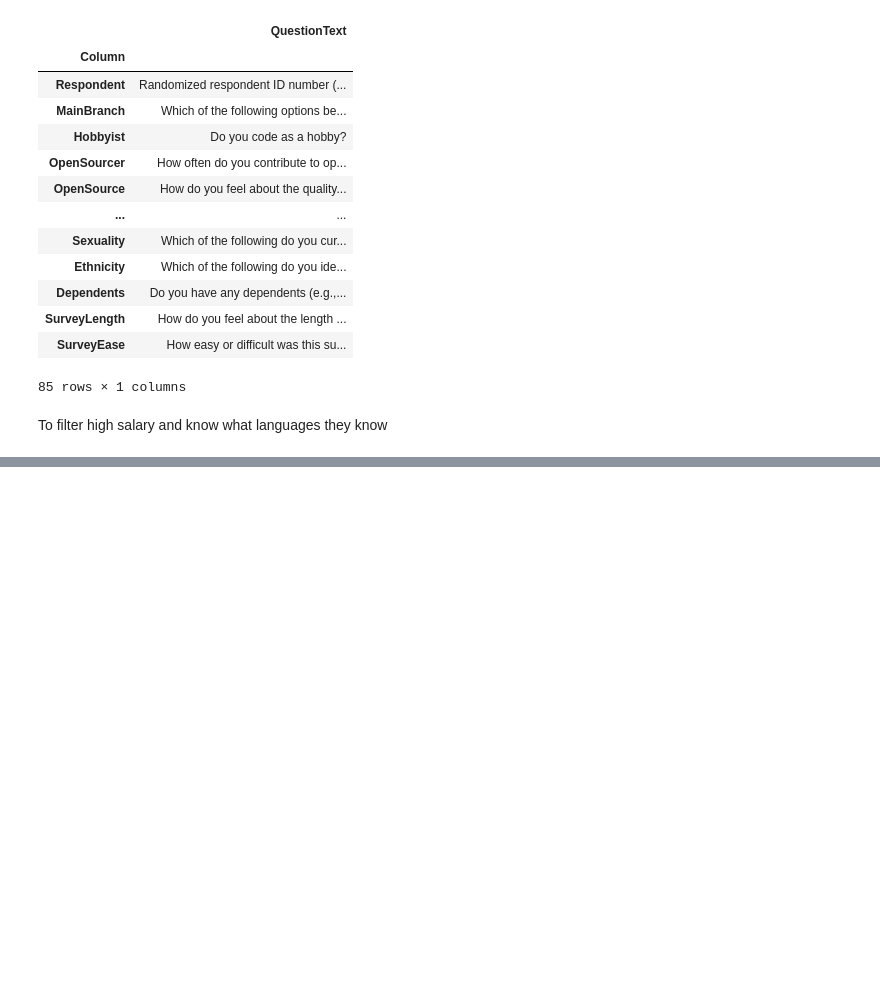
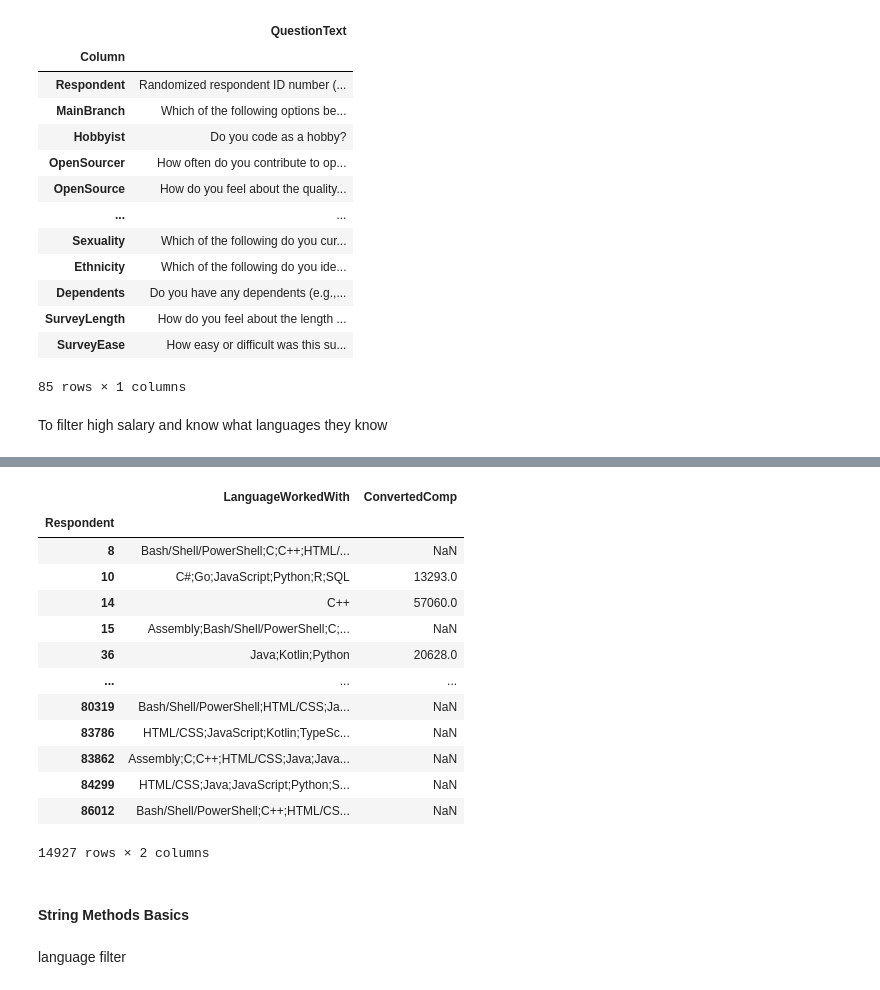
Before and after one commit to innovinitylabs/pandas-notes-corey-schaffer, a Jupyter notebook: 04-Filtering - Using Conditionals to Filter.ipynb, the cells around one changed output, grey strips where cells are left out. Saved outputs shown, nothing was run; the diff lists cells and outputs as text; code cells hidden in the pictures; blank space fills up the shorter version.

```diff
--- a/04-Filtering - Using Conditionals to Filter.ipynb
+++ b/04-Filtering - Using Conditionals to Filter.ipynb
@@ -95,0 +122,25 @@ filt_highsal = (df['ConvertedComp'] > 70000)
+# %%
+countries = ['India', 'Germany']
+country_filt = df['Country'].isin(countries)
+# %%
+# df[country_filt, ['LanguageWorkedWith', 'ConvertedComp'] ] this gives error
+df.loc[country_filt, ['LanguageWorkedWith', 'ConvertedComp'] ]
+# %% [output]
+|  | LanguageWorkedWith | ConvertedComp |
+| Respondent |  |  |
+| 8 | Bash/Shell/PowerShell;C;C++;HTML/... | NaN |
+| 10 | C#;Go;JavaScript;Python;R;SQL | 13293.0 |
+| 14 | C++ | 57060.0 |
+| 15 | Assembly;Bash/Shell/PowerShell;C;... | NaN |
+| 36 | Java;Kotlin;Python | 20628.0 |
+| ... | ... | ... |
+| 80319 | Bash/Shell/PowerShell;HTML/CSS;Ja... | NaN |
+| 83786 | HTML/CSS;JavaScript;Kotlin;TypeSc... | NaN |
+| 83862 | Assembly;C;C++;HTML/CSS;Java;Java... | NaN |
+| 84299 | HTML/CSS;Java;JavaScript;Python;S... | NaN |
+| 86012 | Bash/Shell/PowerShell;C++;HTML/CS... | NaN |
+14927 rows × 2 columns
+# %% [markdown]
+#### String Methods Basics
+# %% [markdown]
+language filter
```
Also changed, not shown: parts of 6 cells of this notebook.
